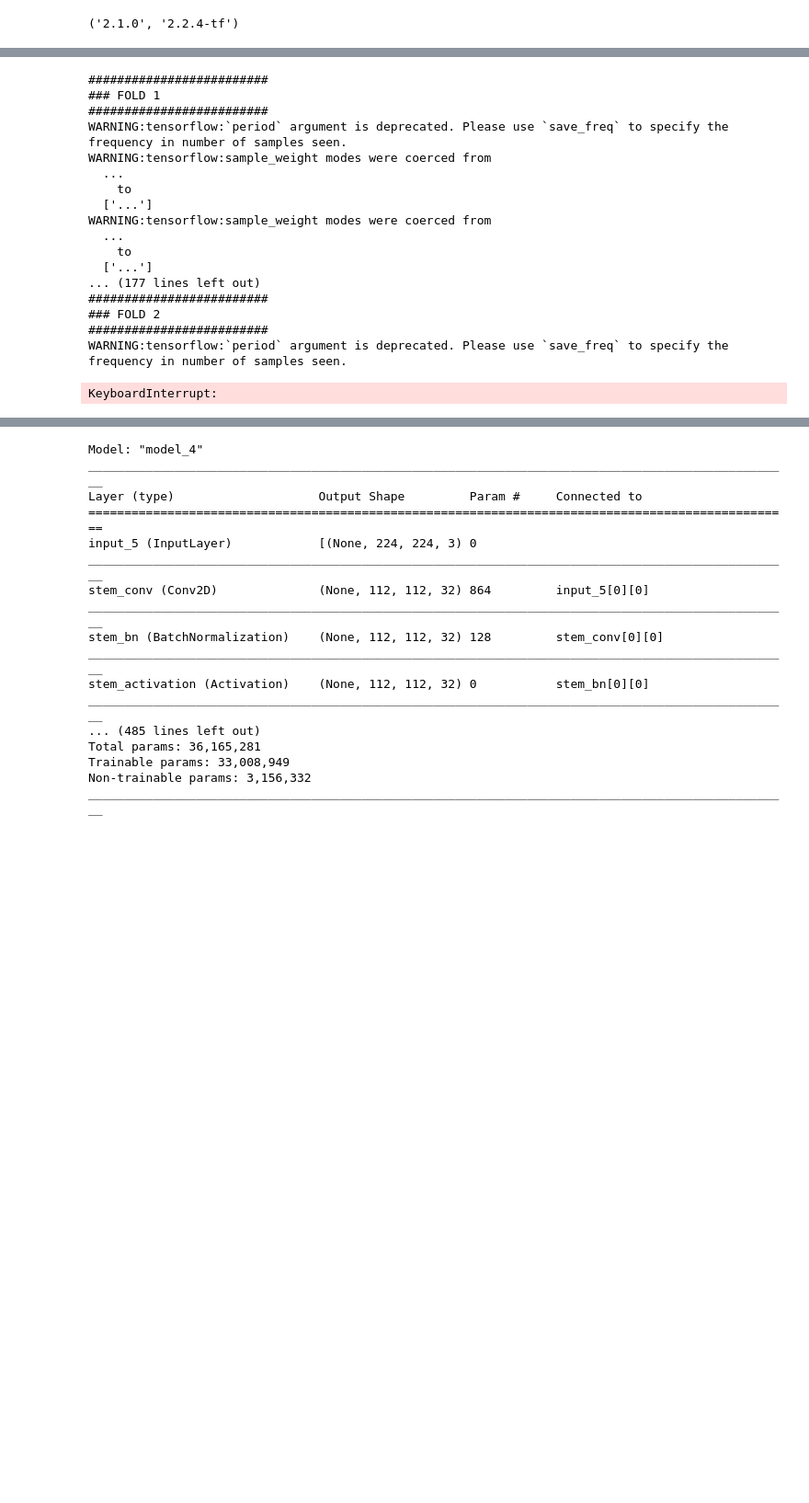
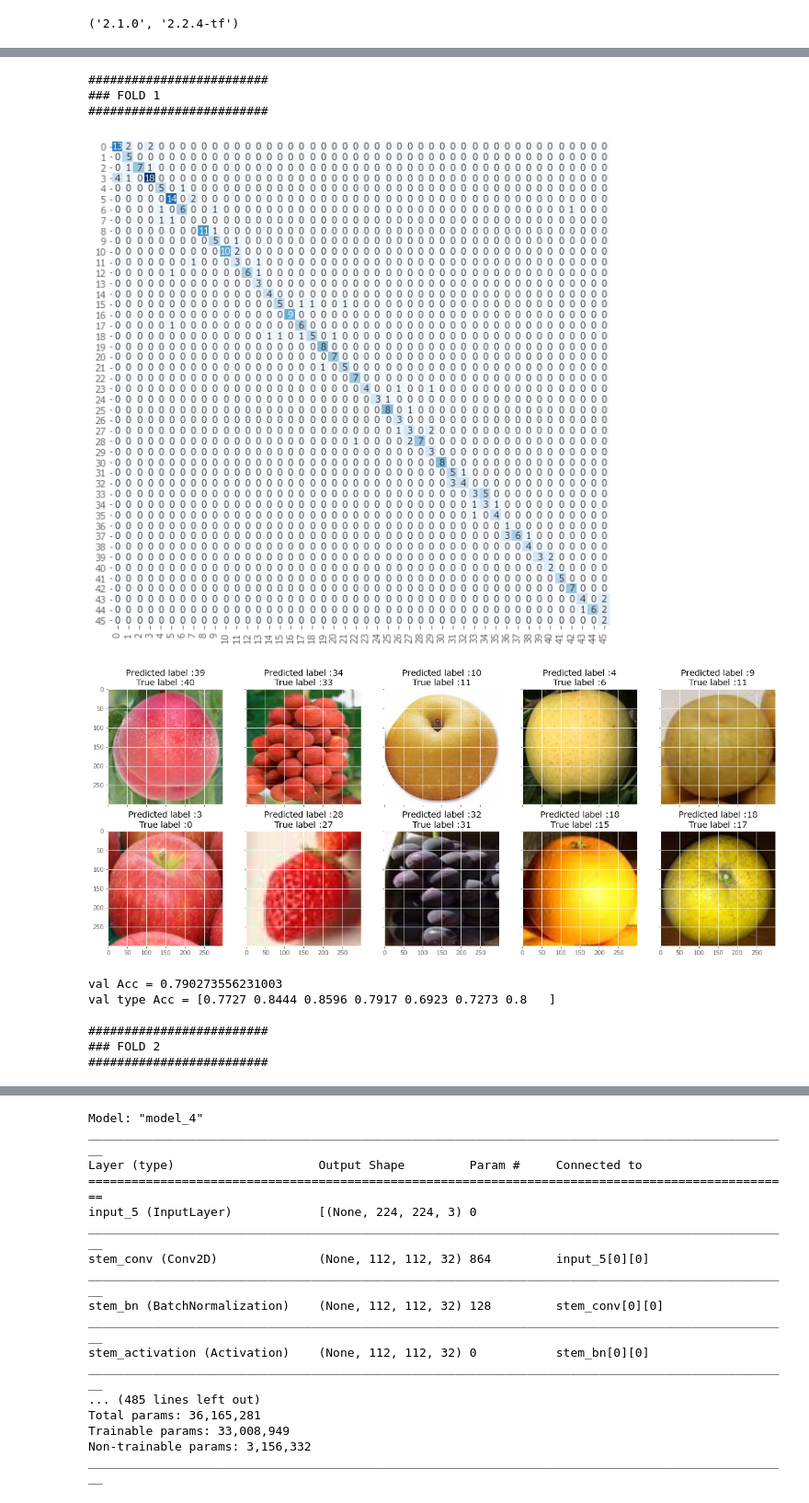
Before and after one commit to lomen0857/FruitsClassification, a Jupyter notebook: separate.ipynb, the cells around one changed output, grey strips where cells are left out. Shown at 92% size. Cells and saved outputs as stored; diff of their text form; code cells hidden in the pictures; blank space fills up the shorter version.

Commit message:
modifiy check Signed-off-by: JGS2020 <shunsuke.tamura06@gmail.com>

```diff
--- a/separate.ipynb
+++ b/separate.ipynb
@@ -246,15 +277,20 @@ for i in range(1):
 # %%
-def create_model(output_num):
-    base_model=EfficientNetB1(weights='imagenet',include_top=False,
-                 input_shape=(image_size,image_size,3))
+def create_model(output_num, no_trainable_layer):
+    base_model=EfficientNetB3(weights='imagenet',
+                              include_top=False,
+                              pooling="avg",
+                              input_shape=(image_size,image_size,3))
     x = base_model.output
 #     x = BatchNormalization()(x)
-    x = Flatten()(x)
-    x = Dense(512,activation='relu')(x)
-    x = Dropout(0.3)(x)
+#     x = Flatten()(x)
+    x = Dense(1024,activation='relu')(x)
+    x = Dense(1024,activation='relu')(x)
+
+#     x = Dropout(0.3)(x)
+    x = BatchNormalization()(x)
     prediction = Dense(output_num, activation='softmax')(x)
 
-    for layer in base_model.layers[:-40]:
+    for layer in base_model.layers[:-no_trainable_layer]:
 #     for layer in base_model.layers:
         layer.trainable=False
 
@@ -262 +415,17 @@ def create_model(output_num):
+# %%
+def accuracy_of_type(pred,true):
+    acc_list = []
+
+    true = np.array(true)
+    pred = np.array(pred)
+
+    acc_list.append(accuracy_score(true[true < 8],pred[true < 8]))
+    acc_list.append(accuracy_score(true[(8 <= true) & (true < 14)],pred[(8 <= true) & (true < 14)]))
+    acc_list.append(accuracy_score(true[(14 <= true) & (true < 22)],pred[(14 <= true) & (true < 22)]))
+    acc_list.append(accuracy_score(true[(22 <= true) & (true < 30)],pred[(22 <= true) & (true < 30)]))
+    acc_list.append(accuracy_score(true[(30 <= true) & (true < 36)],pred[(30 <= true) & (true < 36)]))
+    acc_list.append(accuracy_score(true[(36 <= true) & (true < 41)],pred[(36 <= true) & (true < 41)]))
+    acc_list.append(accuracy_score(true[(41 <= true) & (true < 46)],pred[(41 <= true) & (true < 46)]))
+
+    return np.array(acc_list)
 # %%
@@ -420,33 +619,27 @@ def model_train(X, Y, train_model=True, check_result=False, start_fold=0, bc_use
 # %%
 EPOCHS = 80
-BATCH_SIZE = 64
+BATCH_SIZE = 16
 SEED = 0
 
 # X_one = X[np.where(Y_type==1)]
 # Y_one = Y_variety[np.where(Y_type==1)]
 # Y_one = Y_one - Y_one.min()
 
 model_train(X, Y_variety,
-            train_model=True,
-            check_result=False,
+            train_model=False,
+            check_result=True,
             start_fold=0,
-            bc_use=True)
+            bc_use=True,
+            no_trainable_layer=70)
 # %% [output]
 #########################
 ### FOLD 1
 #########################
-WARNING:tensorflow:`period` argument is deprecated. Please use `save_freq` to specify the frequency in number of samples seen.
-WARNING:tensorflow:sample_weight modes were coerced from
-  ...
-    to
-  ['...']
-WARNING:tensorflow:sample_weight modes were coerced from
-  ...
-    to
-  ['...']
-... (177 lines left out)
-#########################
-### FOLD 2
-#########################
-WARNING:tensorflow:`period` argument is deprecated. Please use `save_freq` to specify the frequency in number of samples seen.
+[figure, added]
+[figure, added]
-KeyboardInterrupt:
+val Acc = 0.790273556231003
+val type Acc = [0.7727 0.8444 0.8596 0.7917 0.6923 0.7273 0.8   ]
+
+#########################
+### FOLD 2
+#########################
```
Also changed, not shown: parts of 19 cells of this notebook.
